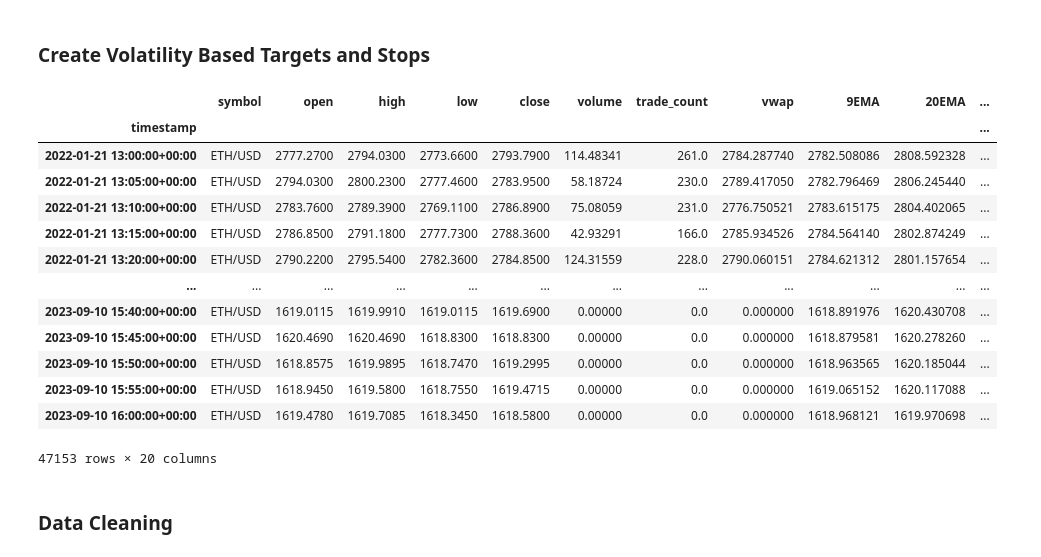
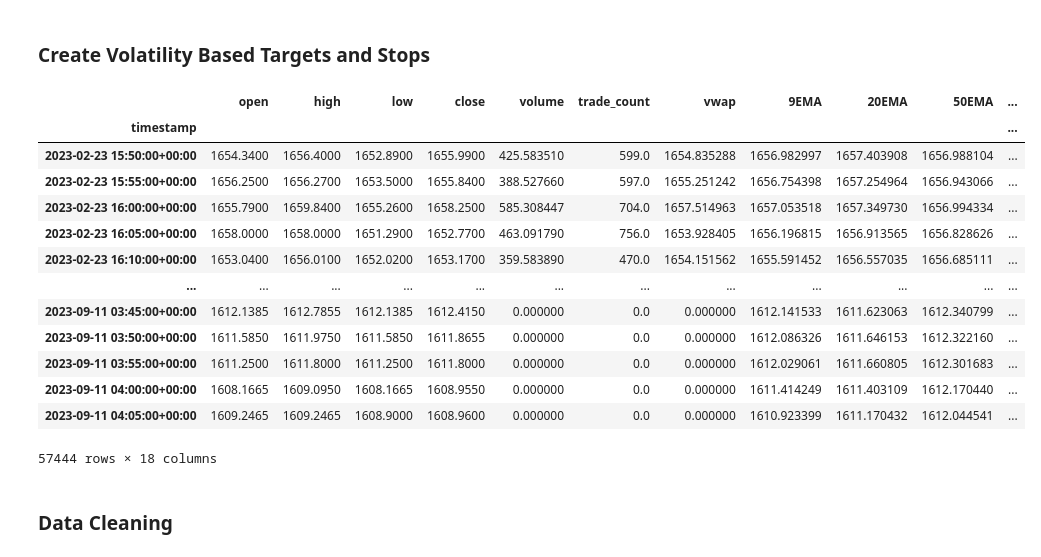
Before and after one commit to CincoCoding/Hyperspace-ML-Optimizer, a Jupyter notebook: notebook/HyperspaceMLOptimizer.ipynb, the cells around one changed output. Drawn from its saved outputs; the diff is of its cells as text; code cells hidden in the pictures.

```diff
--- a/notebook/HyperspaceMLOptimizer.ipynb
+++ b/notebook/HyperspaceMLOptimizer.ipynb
@@ -73,0 +54,7 @@ signals_df
+# %%
+signals_df.drop("symbol", axis=1, inplace=True)
+
+# save copy
+signals_df.to_csv("./ETH_time_series.csv", index="timestamp")
+
+signals_df
@@ -106,15 +108,15 @@ signals_df
 # # Convert the first column (assuming it contains datetime-like values) to DatetimeIndex
 # signals_df.index = pd.to_datetime(signals_df.index)
 
-# Define NYSE regular trading hours
-nyse_opening_time = pd.Timestamp("09:30:00")
-nyse_closing_time = pd.Timestamp("16:00:00")
+# # Define NYSE regular trading hours
+# nyse_opening_time = pd.Timestamp("09:30:00")
+# nyse_closing_time = pd.Timestamp("16:00:00")
 
-# Filter the DataFrame to include only data within NYSE regular trading hours
-signals_df = signals_df.between_time(nyse_opening_time.time(), nyse_closing_time.time())
+# # Filter the DataFrame to include only data within NYSE regular trading hours
+# signals_df = signals_df.between_time(nyse_opening_time.time(), nyse_closing_time.time())
 
-# save copy
-signals_df.to_csv("ETH_time_series_df.csv", index="timestamp")
+# # save copy
+# signals_df.to_csv("../data/SPY_time_series.csv", index="timestamp")
 
 signals_df
 # %% [output]
@@ -161,7 +163,7 @@ signals_df["RSI"] = TA.RSI(signals_df)
 # join macd and bbands Dataframes to signals_df
 bbands_df = pd.concat([bbands_df, macd_df], axis=1)
 signals_df = pd.concat([signals_df, bbands_df], axis=1)
-signals_df.drop(columns="SIGNAL", inplace=True)
+signals_df.drop(columns=["SIGNAL", "BB_MIDDLE"], inplace=True)
 
 # Exit is the labeled target for ML, Exit Price is for use in Pnl Metrics
 signals_df["Exit Price"] = 0
@@ -204,10 +189,10 @@ See the caveats in the documentation: https://pandas.pydata.org/pandas-docs/stab
 # %%
-# Define NYSE regular trading hours
-nyse_opening_time = pd.Timestamp("09:30:00")
-nyse_closing_time = pd.Timestamp("16:00:00")
+# # Define NYSE regular trading hours
+# nyse_opening_time = pd.Timestamp("09:30:00")
+# nyse_closing_time = pd.Timestamp("16:00:00")
 
-# Filter the DataFrame to include only data within NYSE regular trading hours
-signals_df = signals_df.between_time(nyse_opening_time.time(), nyse_closing_time.time())
+# # Filter the DataFrame to include only data within NYSE regular trading hours
+# signals_df = signals_df.between_time(nyse_opening_time.time(), nyse_closing_time.time())
 
-# Review DataFrame
-signals_df
+# # Review DataFrame
+# signals_df
@@ -234,8 +204,8 @@ signals_df
 num_rows_in_df = signals_df.shape[0]
 
 # reward:risk ratio
-reward = 10
-risk = 4
+reward = 1
+risk = 1
 
 # we also figure out our exit price
 # hitting target price before the stop price signals a win and will be 1
@@ -248,47 +218,47 @@ for j in range(longest_MA_window, num_rows_in_df):
     atr = signals_df["ATR"].iloc[j]
     # stop is entry price minus the average volatility for the entry period
     stop = entry - (risk * atr)
     # target is entry price plus the average volatility for the entry period times a multiplier
     target = entry + (reward * atr)
     # loop again thru the dataset to compare j entry price to future closing prices to see if we hit target or stop
     for k in range(j + 1, num_rows_in_df):
         # current low of the candle
         curr_low = signals_df["low"].iloc[k]
         # current high of the candle
         curr_high = signals_df["high"].iloc[k]
         # record and break if we hit stop or target, if not we check the next k period
         # if current low breaks our stop we should've sold: -1 in our "Exit" column
         if curr_low <= stop:
             signals_df.iloc[j, -2] = stop
             signals_df.iloc[j, -1] = -1
             # if we hit the stop break the inner loop to check the next row
             break
         # if current high breaks our target we should've sold: +1 in our "Exit" column
         elif curr_high >= target:
             signals_df.iloc[j, -2] = target
             signals_df.iloc[j, -1] = 1
             # if we hit the target break the inner loop to check the next row
             break
 
 # drop beginning columns to avoid NaN values from EMA/SMA calculations
 signals_df = signals_df[longest_MA_window:]
 
 signals_df
 # %% [output]
-|  | symbol | open | high | low | close | volume | trade_count | vwap | 9EMA | 20EMA | ... |
+|  | open | high | low | close | volume | trade_count | vwap | 9EMA | 20EMA | 50EMA | ... |
 | timestamp |  |  |  |  |  |  |  |  |  |  | ... |
-| 2022-01-21 13:00:00+00:00 | ETH/USD | 2777.2700 | 2794.0300 | 2773.6600 | 2793.7900 | 114.48341 | 261.0 | 2784.287740 | 2782.508086 | 2808.592328 | ... |
-| 2022-01-21 13:05:00+00:00 | ETH/USD | 2794.0300 | 2800.2300 | 2777.4600 | 2783.9500 | 58.18724 | 230.0 | 2789.417050 | 2782.796469 | 2806.245440 | ... |
-| 2022-01-21 13:10:00+00:00 | ETH/USD | 2783.7600 | 2789.3900 | 2769.1100 | 2786.8900 | 75.08059 | 231.0 | 2776.750521 | 2783.615175 | 2804.402065 | ... |
-| 2022-01-21 13:15:00+00:00 | ETH/USD | 2786.8500 | 2791.1800 | 2777.7300 | 2788.3600 | 42.93291 | 166.0 | 2785.934526 | 2784.564140 | 2802.874249 | ... |
-| 2022-01-21 13:20:00+00:00 | ETH/USD | 2790.2200 | 2795.5400 | 2782.3600 | 2784.8500 | 124.31559 | 228.0 | 2790.060151 | 2784.621312 | 2801.157654 | ... |
+| 2023-02-23 15:50:00+00:00 | 1654.3400 | 1656.4000 | 1652.8900 | 1655.9900 | 425.583510 | 599.0 | 1654.835288 | 1656.982997 | 1657.403908 | 1656.988104 | ... |
+| 2023-02-23 15:55:00+00:00 | 1656.2500 | 1656.2700 | 1653.5000 | 1655.8400 | 388.527660 | 597.0 | 1655.251242 | 1656.754398 | 1657.254964 | 1656.943066 | ... |
+| 2023-02-23 16:00:00+00:00 | 1655.7900 | 1659.8400 | 1655.2600 | 1658.2500 | 585.308447 | 704.0 | 1657.514963 | 1657.053518 | 1657.349730 | 1656.994334 | ... |
+| 2023-02-23 16:05:00+00:00 | 1658.0000 | 1658.0000 | 1651.2900 | 1652.7700 | 463.091790 | 756.0 | 1653.928405 | 1656.196815 | 1656.913565 | 1656.828626 | ... |
+| 2023-02-23 16:10:00+00:00 | 1653.0400 | 1656.0100 | 1652.0200 | 1653.1700 | 359.583890 | 470.0 | 1654.151562 | 1655.591452 | 1656.557035 | 1656.685111 | ... |
 | ... | ... | ... | ... | ... | ... | ... | ... | ... | ... | ... | ... |
-| 2023-09-10 15:40:00+00:00 | ETH/USD | 1619.0115 | 1619.9910 | 1619.0115 | 1619.6900 | 0.00000 | 0.0 | 0.000000 | 1618.891976 | 1620.430708 | ... |
-| 2023-09-10 15:45:00+00:00 | ETH/USD | 1620.4690 | 1620.4690 | 1618.8300 | 1618.8300 | 0.00000 | 0.0 | 0.000000 | 1618.879581 | 1620.278260 | ... |
-| 2023-09-10 15:50:00+00:00 | ETH/USD | 1618.8575 | 1619.9895 | 1618.7470 | 1619.2995 | 0.00000 | 0.0 | 0.000000 | 1618.963565 | 1620.185044 | ... |
-| 2023-09-10 15:55:00+00:00 | ETH/USD | 1618.9450 | 1619.5800 | 1618.7550 | 1619.4715 | 0.00000 | 0.0 | 0.000000 | 1619.065152 | 1620.117088 | ... |
-| 2023-09-10 16:00:00+00:00 | ETH/USD | 1619.4780 | 1619.7085 | 1618.3450 | 1618.5800 | 0.00000 | 0.0 | 0.000000 | 1618.968121 | 1619.970698 | ... |
+| 2023-09-11 03:45:00+00:00 | 1612.1385 | 1612.7855 | 1612.1385 | 1612.4150 | 0.000000 | 0.0 | 0.000000 | 1612.141533 | 1611.623063 | 1612.340799 | ... |
+| 2023-09-11 03:50:00+00:00 | 1611.5850 | 1611.9750 | 1611.5850 | 1611.8655 | 0.000000 | 0.0 | 0.000000 | 1612.086326 | 1611.646153 | 1612.322160 | ... |
+| 2023-09-11 03:55:00+00:00 | 1611.2500 | 1611.8000 | 1611.2500 | 1611.8000 | 0.000000 | 0.0 | 0.000000 | 1612.029061 | 1611.660805 | 1612.301683 | ... |
+| 2023-09-11 04:00:00+00:00 | 1608.1665 | 1609.0950 | 1608.1665 | 1608.9550 | 0.000000 | 0.0 | 0.000000 | 1611.414249 | 1611.403109 | 1612.170440 | ... |
+| 2023-09-11 04:05:00+00:00 | 1609.2465 | 1609.2465 | 1608.9000 | 1608.9600 | 0.000000 | 0.0 | 0.000000 | 1610.923399 | 1611.170432 | 1612.044541 | ... |
-47153 rows × 20 columns
+57444 rows × 18 columns
 # %% [markdown]
 ### Data Cleaning
 # %%
```
Also changed, not shown: parts of 25 cells of this notebook, 18 other files.
